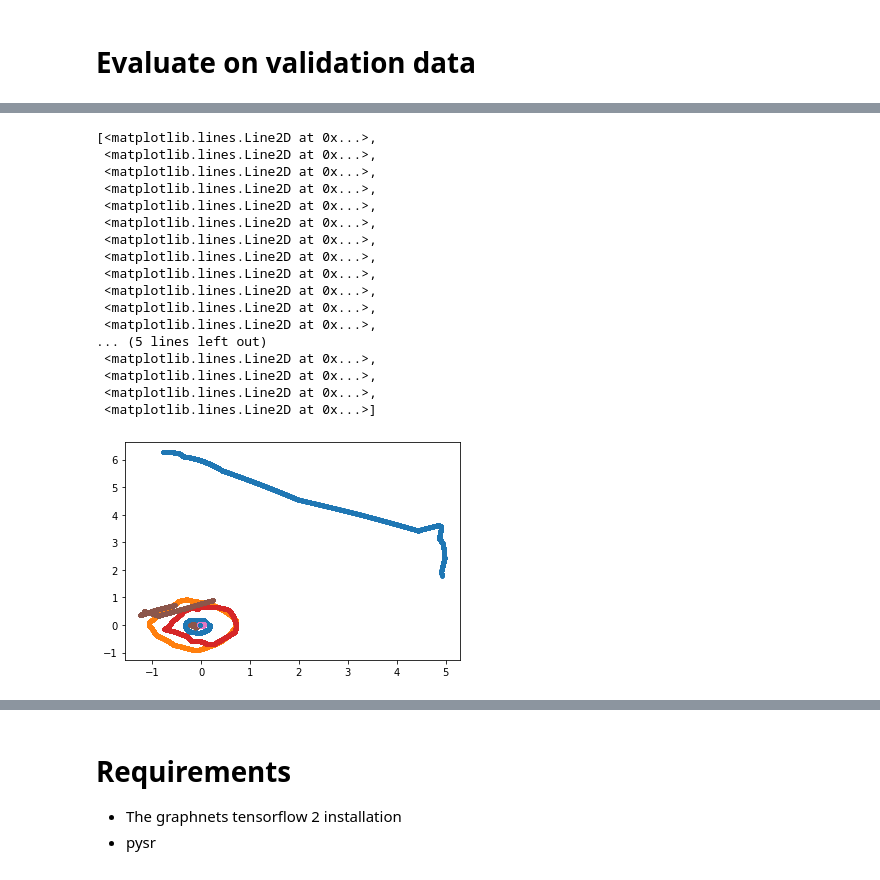
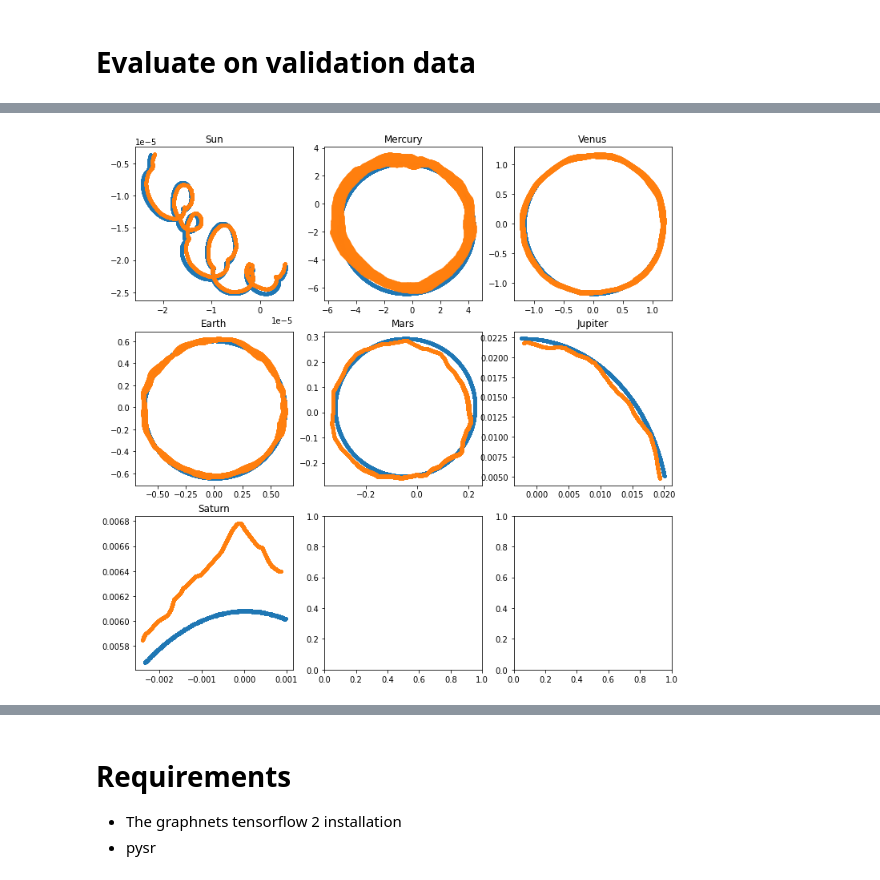
Before and after one commit to Pablo-Lemos/orbits, a Jupyter notebook: planets_tf2.ipynb, the cells around one changed output, grey strips where cells are left out. Saved outputs shown, nothing was run; the diff lists cells and outputs as text; code cells hidden in the pictures.

```diff
--- a/planets_tf2.ipynb
+++ b/planets_tf2.ipynb
@@ -16,8 +11,10 @@ import matplotlib.pyplot as plt
 Global Constants
 # %%
 # Global constants
+AU = 149.6e6 * 1000 # Astronomical Unit in meters.
 DAY = 24*3600. # Day in seconds
 YEAR = 365.25*DAY #Year
 delta_time = (2/24.)*DAY/YEAR # 1 hour
-MSUN = 1.98892e+30
-MEARTH = 5.9742e+24
+MSUN = 1.9885e+30
+MEARTH = 5.9724e+24
+G = 6.67428e-11/AU**3*MEARTH*YEAR**2
@@ -204,7 +367,8 @@ TensorShape([1575000, 3])
 # %%
 #nplanets, _, ntime = X.shape
 loss_tracker = tf.keras.metrics.Mean(name='loss')
-loss_test = tf.keras.metrics.MeanAbsoluteError(name='loss_test')
+#loss_test = tf.keras.metrics.MeanAbsoluteError(name='loss_test')
+loss_test = MeanWeightedError(name='loss_test')
 
 class LearnForces(tf.keras.Model):
     def __init__(self):
@@ -219,13 +383,23 @@ class LearnForces(tf.keras.Model):
         #)
 
         self.graph_network = gn.blocks.EdgeBlock(
-            #edge_model_fn=lambda: snt.Linear(output_size=3),
-            edge_model_fn=lambda: snt.nets.MLP([32, 32, 3]),
+            #edge_model_fn=lambda: snt.nets.MLP([32, 32, 3]),
+            edge_model_fn=lambda: snt.nets.MLP([128,128,128,128, 3]),
             use_edges = True,
             use_receiver_nodes = True,
             use_sender_nodes = True,
             use_globals = False,
         )
+        #self.graph_network = gn.modules.GraphNetwork(
+            #edge_model_fn=lambda: snt.Linear(output_size=3),
+            #node_model_fn=None,
+            #global_model_fn=None,
+            #edge_block_opt = {'use_edges': True,
+            #                  'use_receiver_nodes': True,
+            #                  'use_sender_nodes': True,
+            #                  'use_globals': False,
+            #                 }
+        #)
 
     def sum_forces(self, graph):
         b1_tr = gn.blocks.ReceivedEdgesToNodesAggregator(reducer = tf.math.unsorted_segment_sum)(graph)
@@ -241,7 +415,11 @@ class LearnForces(tf.keras.Model):
 
     def call(self, g, extract = False):
         #self.ntime = len(g.nodes)//nplanets
+        #g = g.replace(
+        #    edges = cartesian_to_spherical_coordinates(g.edges))
         g = self.graph_network(g)
+        #g = g.replace(
+        #    edges = spherical_to_cartesian_coordinates(g.edges))
         f = self.sum_forces(g)
         a = self.get_acceleration(f, g)
         if extract == True:
@@ -283,7 +461,7 @@ class LearnForces(tf.keras.Model):
             # Forward pass
             predictions = self(g)
             # Compute the loss
-            loss = tf.keras.losses.mean_squared_error(A_rot, predictions)
+            loss = mean_weighted_error(A_rot, predictions, A_norm_tr)
 
         # Compute gradients
         trainable_vars = model.graph_network.trainable_variables
@@ -319,7 +497,8 @@ class LearnForces(tf.keras.Model):
         #self.compiled_loss(A, predictions, regularization_losses=self.losses)
 
         # Update the metrics.
-        loss_test.update_state(A, predictions)
+        #loss_test.update_state(A, predictions)
+        loss_test.update_state(A, predictions, A_norm_val)
 
         return {"loss": loss_test.result()}
 
@@ -332,9 +511,9 @@ class LearnForces(tf.keras.Model):
         # `reset_states()` yourself at the time of your choosing.
         return [loss_tracker, loss_test]
 # %%
-callback = tf.keras.callbacks.EarlyStopping(monitor='val_loss',
+callback = tf.keras.callbacks.EarlyStopping(monitor='loss',
                                             verbose = 1,
-                                            patience=3,
+                                            patience=20,
                                             restore_best_weights=True)
 model = LearnForces()
 
@@ -342,7 +521,7 @@ model = LearnForces()
 model.compile()
 # %%
 model.fit(train_ds,
-          epochs = 100,
+          epochs = 1000,
           verbose=2,
           callbacks=[callback],
           validation_data=test_ds)
@@ -396,21 +564,9 @@ plt.plot(ap[:,:,0], ap[:,:,1], '.')
-# %%
-plt.plot(fp[:,:,0], fp[:,:,1], '.')
-# %% [output]
-[<matplotlib.lines.Line2D at 0x...>,
- <matplotlib.lines.Line2D at 0x...>,
- <matplotlib.lines.Line2D at 0x...>,
- <matplotlib.lines.Line2D at 0x...>,
- <matplotlib.lines.Line2D at 0x...>,
- <matplotlib.lines.Line2D at 0x...>,
- <matplotlib.lines.Line2D at 0x...>,
- <matplotlib.lines.Line2D at 0x...>,
- <matplotlib.lines.Line2D at 0x...>,
- <matplotlib.lines.Line2D at 0x...>,
- <matplotlib.lines.Line2D at 0x...>,
- <matplotlib.lines.Line2D at 0x...>,
-... (5 lines left out)
- <matplotlib.lines.Line2D at 0x...>,
- <matplotlib.lines.Line2D at 0x...>,
- <matplotlib.lines.Line2D at 0x...>,
- <matplotlib.lines.Line2D at 0x...>]
-[figure, removed]
+# %%
+ncols = math.ceil(nplanets/3)
+fig, ax = plt.subplots(math.ceil(nplanets/3), 3, figsize = (12, 4*ncols))
+for i in range(nplanets):
+    ax[i//3, i%3].set_title(names[i])
+    ax[i//3, i%3].plot(data_val[:,i,3]/A_norm, data_val[:,i,4]/A_norm, '.')
+    ax[i//3, i%3].plot(ap[:,i,0], ap[:,i,1], '.')
+# %% [output]
+[figure, added]
```
Also changed, not shown: parts of 59 cells of this notebook.
